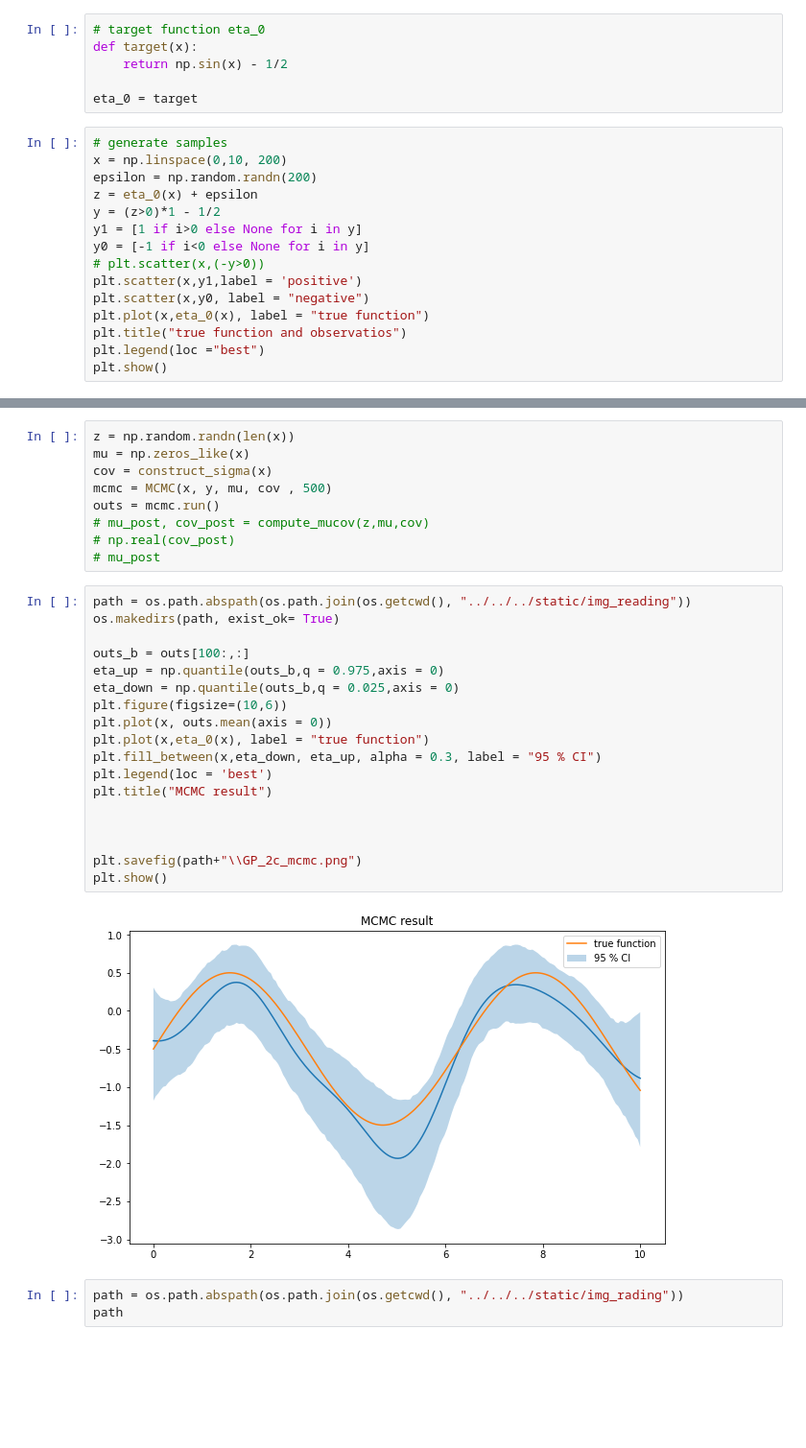
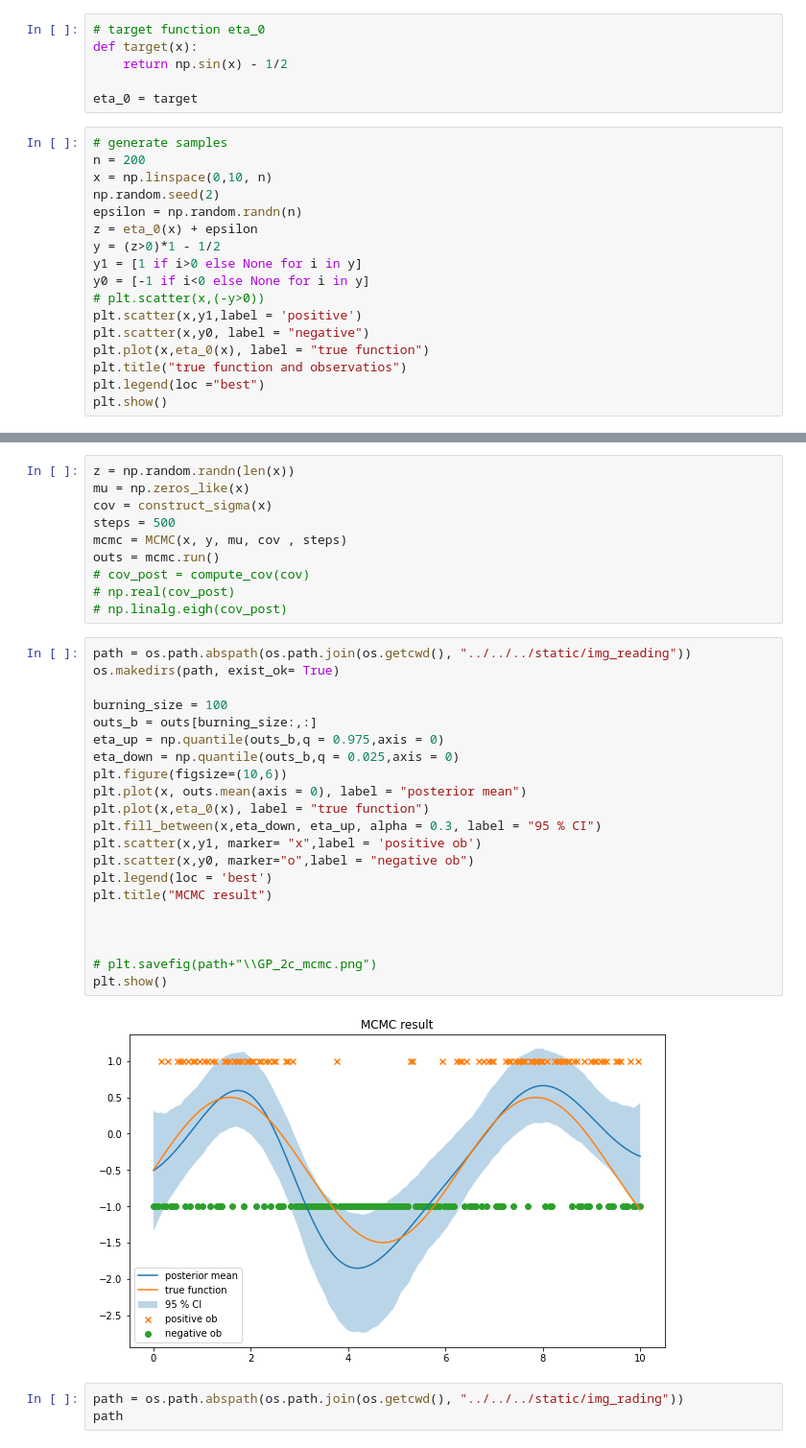
Before and after one commit to wangchxx/wangchxx.github.io, a Jupyter notebook: docs/posts/reading/GP_2c.ipynb, the cells around one changed output, grey strips where cells are left out. Shown: that part at 96% size. Cells and saved outputs as stored; diff of their text form; blank space fills up the shorter version.

```diff
--- a/docs/posts/reading/GP_2c.ipynb
+++ b/docs/posts/reading/GP_2c.ipynb
@@ -12,8 +12,10 @@ def target(x):
 eta_0 = target
 # %%
 # generate samples
-x = np.linspace(0,10, 200)
-epsilon = np.random.randn(200)
+n = 200
+x = np.linspace(0,10, n)
+np.random.seed(2)
+epsilon = np.random.randn(n)
 z = eta_0(x) + epsilon
 y = (z>0)*1 - 1/2
 y1 = [1 if i>0 else None for i in y]
@@ -102,31 +140,35 @@ class MCMC():
 z = np.random.randn(len(x))
 mu = np.zeros_like(x)
 cov = construct_sigma(x)
-mcmc = MCMC(x, y, mu, cov , 500)
+steps = 500
+mcmc = MCMC(x, y, mu, cov , steps)
 outs = mcmc.run()
-# mu_post, cov_post = compute_mucov(z,mu,cov)
+# cov_post = compute_cov(cov)
 # np.real(cov_post)
-# mu_post
+# np.linalg.eigh(cov_post)
 # %%
 path = os.path.abspath(os.path.join(os.getcwd(), "../../../static/img_reading"))
 os.makedirs(path, exist_ok= True)
 
-outs_b = outs[100:,:]
+burning_size = 100
+outs_b = outs[burning_size:,:]
 eta_up = np.quantile(outs_b,q = 0.975,axis = 0)
 eta_down = np.quantile(outs_b,q = 0.025,axis = 0)
 plt.figure(figsize=(10,6))
-plt.plot(x, outs.mean(axis = 0))
+plt.plot(x, outs.mean(axis = 0), label = "posterior mean")
 plt.plot(x,eta_0(x), label = "true function")
 plt.fill_between(x,eta_down, eta_up, alpha = 0.3, label = "95 % CI")
+plt.scatter(x,y1, marker= "x",label = 'positive ob')
+plt.scatter(x,y0, marker="o",label = "negative ob")
 plt.legend(loc = 'best')
 plt.title("MCMC result")
 
 
 
-plt.savefig(path+"\\GP_2c_mcmc.png")
+# plt.savefig(path+"\\GP_2c_mcmc.png")
 plt.show()
 # %% [output]
-[figure, old version]
+[figure, new version]
 # %%
 path = os.path.abspath(os.path.join(os.getcwd(), "../../../static/img_rading"))
 path
```
Also changed, not shown: parts of 4 cells of this notebook, 20 other files.
